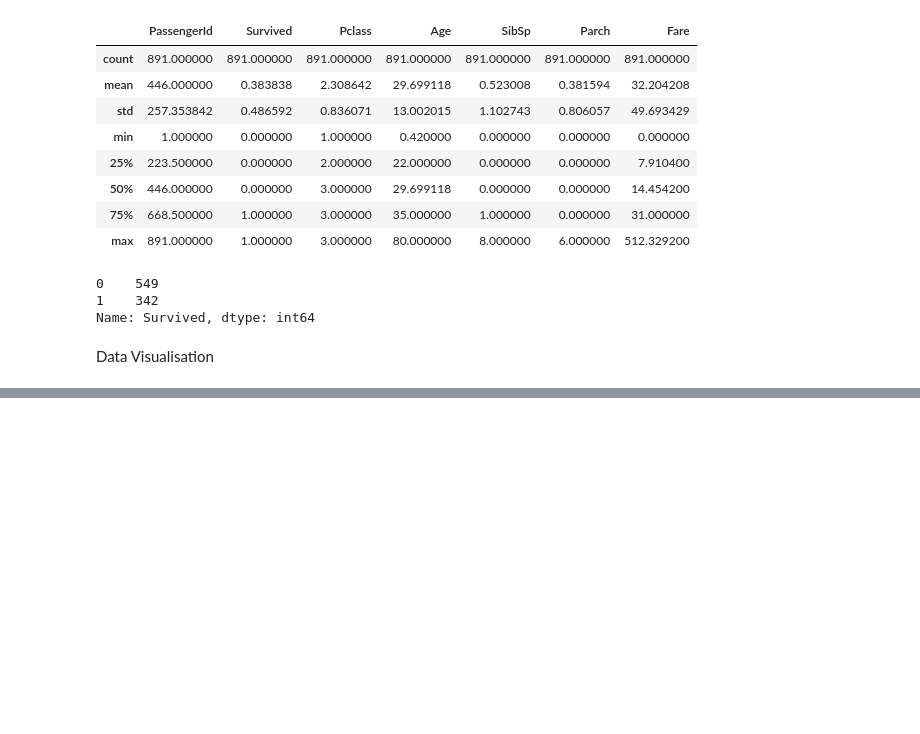
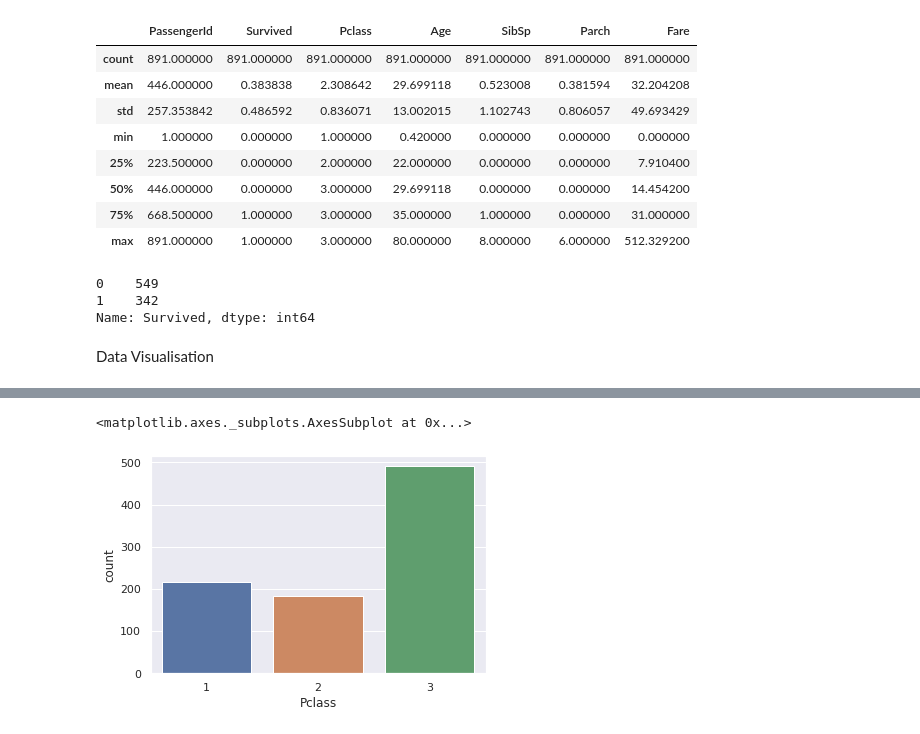
Before and after one commit to MrNeilMehta/Project-15-Titanic-Survival-Prediction, a Jupyter notebook: Project_15_Titanic_Survival_Prediction.ipynb, the cells around one changed output, grey strips where cells are left out. Cells and saved outputs as stored; diff of their text form; code cells hidden in the pictures; blank space fills up the shorter version.

```diff
--- a/Project_15_Titanic_Survival_Prediction.ipynb
+++ b/Project_15_Titanic_Survival_Prediction.ipynb
@@ -136,0 +163,6 @@ Data Visualisation
+# %%
+# making a count plot for "Pclass" column
+sns.countplot('Pclass', data=df)
+# %% [output]
+<matplotlib.axes._subplots.AxesSubplot at 0x...>
+[figure, added]
```
Also changed, not shown: parts of 7 cells of this notebook.
